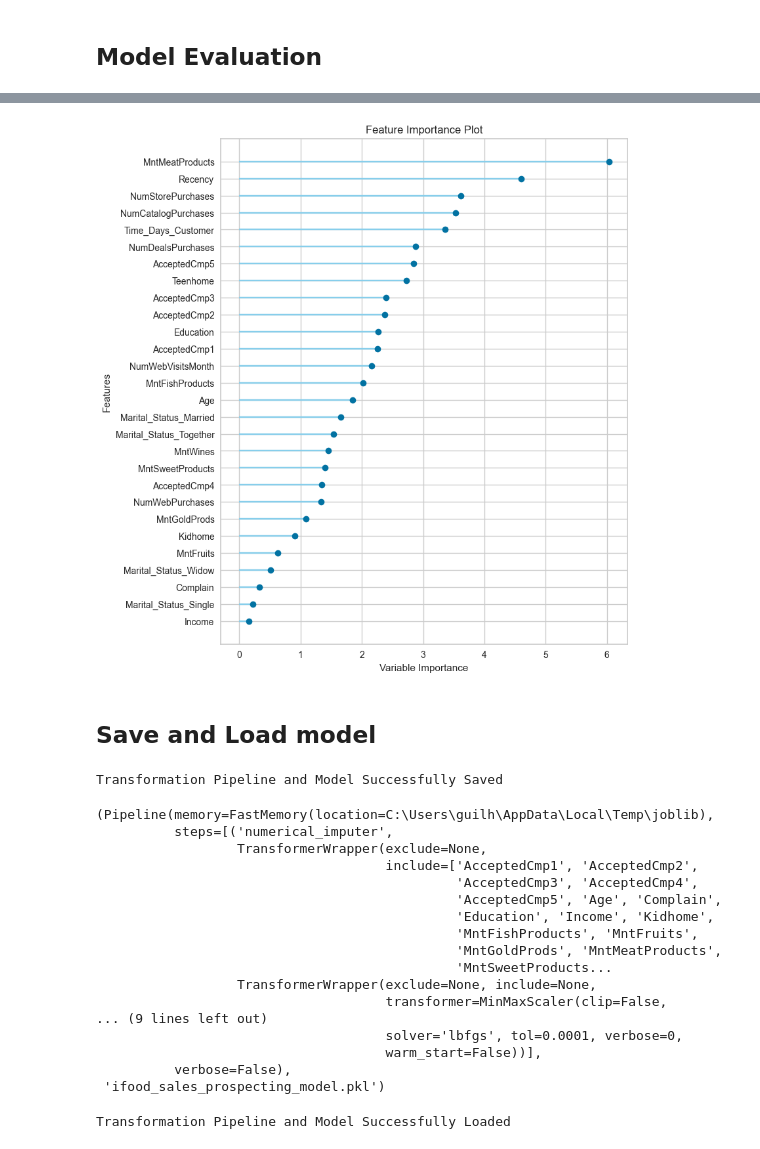
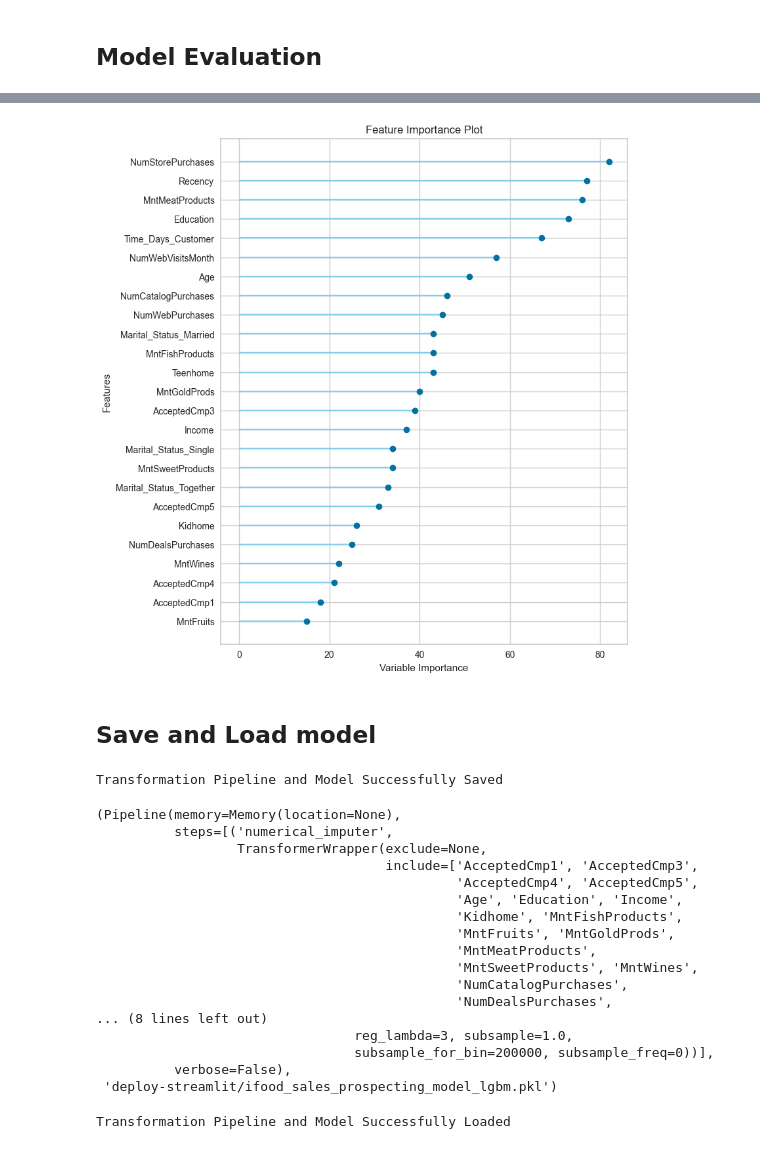
Before and after one commit to gpaschoalinoto/ml_classification_models, a Jupyter notebook: ifood-case-sales-prospecting/ifood_ml_case_pycaret_classification.ipynb, the cells around one changed output, grey strips where cells are left out. Cells and saved outputs as stored; diff of their text form; code cells hidden in the pictures.

```diff
--- a/ifood-case-sales-prospecting/ifood_ml_case_pycaret_classification.ipynb
+++ b/ifood-case-sales-prospecting/ifood_ml_case_pycaret_classification.ipynb
@@ -454,3 +458,5 @@ LogisticRegression(C=1.0, class_weight=None, dual=False, fit_intercept=True,
                    multi_class='auto', n_jobs=None, penalty='l2',
                    random_state=123, solver='lbfgs', tol=0.0001, verbose=0,
                    warm_start=False)
+# %%
+lgbm = create_model('lightgbm')
@@ -478,0 +482,2 @@ Fitting 10 folds for each of 10 candidates, totalling 100 fits
+# %%
+lgbm = tune_model(lgbm)
@@ -527,30 +558,30 @@ plot_model(lr, plot= 'confusion_matrix')
 # %%
-plot_model(lr, plot= 'feature_all')
+plot_model(lgbm, plot= 'feature_all')
 # %% [output]
 [interactive output not drawn]
-[figure, old version]
+[figure, new version]
 # %% [markdown]
 ## Save and Load model
 # %%
-final_model = finalize_model(lr)
-save_model(final_model, 'ifood_sales_prospecting_model')
+final_model = finalize_model(lgbm)
+save_model(final_model, 'deploy-streamlit/ifood_sales_prospecting_model_lgbm')
 # %% [output]
 Transformation Pipeline and Model Successfully Saved
-(Pipeline(memory=FastMemory(location=C:\Users\guilh\AppData\Local\Temp\joblib),
+(Pipeline(memory=Memory(location=None),
           steps=[('numerical_imputer',
                   TransformerWrapper(exclude=None,
-                                     include=['AcceptedCmp1', 'AcceptedCmp2',
-                                              'AcceptedCmp3', 'AcceptedCmp4',
-                                              'AcceptedCmp5', 'Age', 'Complain',
-                                              'Education', 'Income', 'Kidhome',
-                                              'MntFishProducts', 'MntFruits',
-                                              'MntGoldProds', 'MntMeatProducts',
-                                              'MntSweetProducts...
-                  TransformerWrapper(exclude=None, include=None,
-                                     transformer=MinMaxScaler(clip=False,
-... (9 lines left out)
-                                     solver='lbfgs', tol=0.0001, verbose=0,
-                                     warm_start=False))],
+                                     include=['AcceptedCmp1', 'AcceptedCmp3',
+                                              'AcceptedCmp4', 'AcceptedCmp5',
+                                              'Age', 'Education', 'Income',
+                                              'Kidhome', 'MntFishProducts',
+                                              'MntFruits', 'MntGoldProds',
+                                              'MntMeatProducts',
+                                              'MntSweetProducts', 'MntWines',
+                                              'NumCatalogPurchases',
+                                              'NumDealsPurchases',
+... (8 lines left out)
+                                 reg_lambda=3, subsample=1.0,
+                                 subsample_for_bin=200000, subsample_freq=0))],
           verbose=False),
- 'ifood_sales_prospecting_model.pkl')
+ 'deploy-streamlit/ifood_sales_prospecting_model_lgbm.pkl')
 # %%
```
Also changed, not shown: parts of 22 cells of this notebook, 2 other files.
